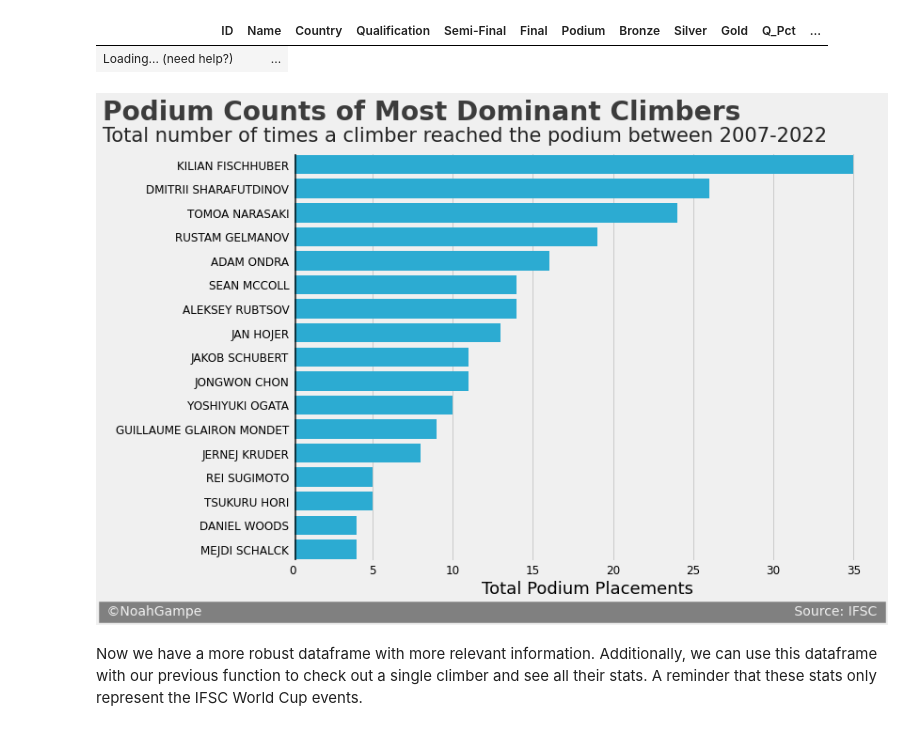
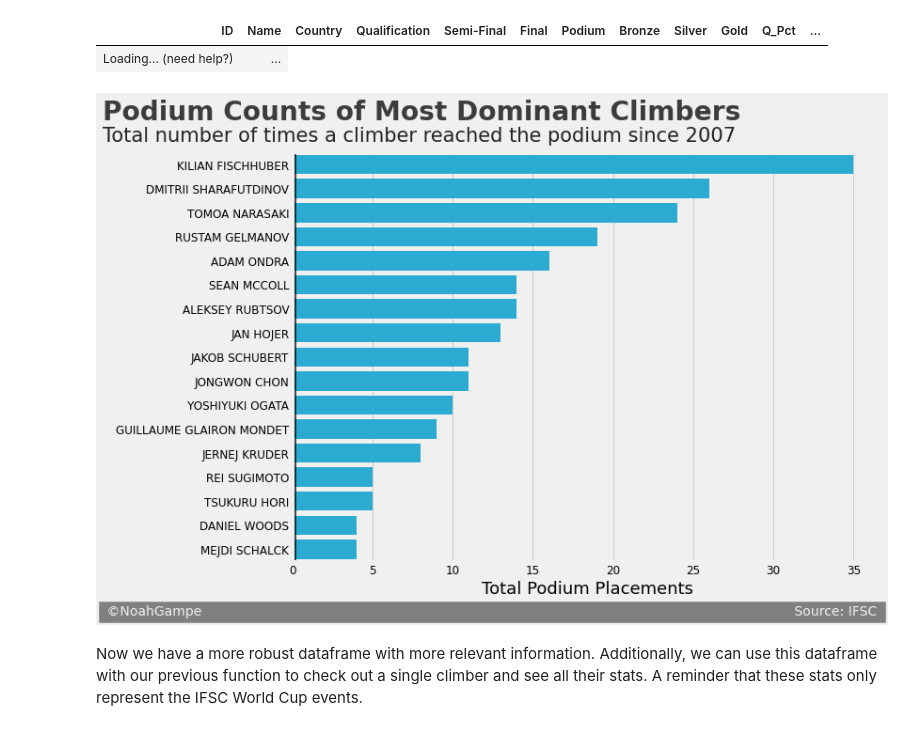
Before and after one commit to noah-kg/scraping-IFSC-website-via-selenium, a Jupyter notebook: IFSC Analysis.ipynb, the cells around one changed output. Saved outputs shown, nothing was run; the diff lists cells and outputs as text; code cells hidden in the pictures.

```diff
--- a/IFSC Analysis.ipynb
+++ b/IFSC Analysis.ipynb
@@ -168,6 +168,7 @@ def get_bouldering_results(directory):
 
     # Clean up some column/datatype issues
     df['Year'] = df['Event'].apply(lambda x: re.search("(\d{4})", x).group(1)) # Gets year of event
+    df['Year'] = df['Year'].astype(int)
     df['Event'] = df['Event'].str.replace('IFSC - C', 'IFSC C').str.replace('Worldcup', 'World Cup')
     df['Rank'] = df['Rank'].fillna(-1).astype('int') # Fixes DNS rank
     df['Qualification'] = df['Qualification'].apply(convert_score) # Fixes old scoring syntax
@@ -358,35 +352,35 @@ def plot_bar(df, col, col2, title, sub, xoffset, yoffset, sig):
     fig = plt.figure(figsize=(10,8), facecolor='#f0f0f0')
 
     #plot
     ax = sns.barplot(data=df, x=col, y=col2, color='#10baee')
 
     #styling
     #blue = #10baee
     #pink = #ff007e
 
     # ax.axhline(y = 0, color = "black", linewidth = 2, alpha = .7)
     ax.axvline(x=0.2, color="black", linewidth=2, alpha=.7)
     ax.set_xlabel('Total Podium Placements', fontsize=18)
     ax.yaxis.label.set_visible(False)
     ax.tick_params(axis='x', labelsize=12)
     ax.tick_params(axis='y', labelsize=12)
 
     #title & subtitle
     ax.text(xoffset,0.94, s=title, fontsize=28, weight="bold", alpha=.75, transform=fig.transFigure)
     ax.text(xoffset,0.9, s=sub, fontsize=21, alpha=.85, transform=fig.transFigure)
 
     #signature bar
     ax.text(x=xoffset, y=yoffset,
             s=" ©NoahGampe" + ' '*sig + "Source: IFSC ",
             fontsize=14, color="#f0f0f0", backgroundcolor="grey", transform=fig.transFigure)
 
     plt.show()
 
 title = "Podium Counts of Most Dominant Climbers"
-sub = "Total number of times a climber reached the podium between 2007-2022"
+sub = "Total number of times a climber reached the podium since 2007"
 plot_bar(boulder_men_stats[boulder_men_stats['Podium'] > 0].sort_values('Podium',ascending=False), 'Podium', 'Name', title, sub, -0.2, 0.025, 140)
 # %% [output]
-[figure, old version]
+[figure, new version]
 # %% [markdown]
 Now we have a more robust dataframe with more relevant information. Additionally, we can use this dataframe with our previous function to check out a single climber and see all their stats. A reminder that these stats only represent the IFSC World Cup events.
 # %%
```
Also changed, not shown: parts of 10 cells of this notebook.
